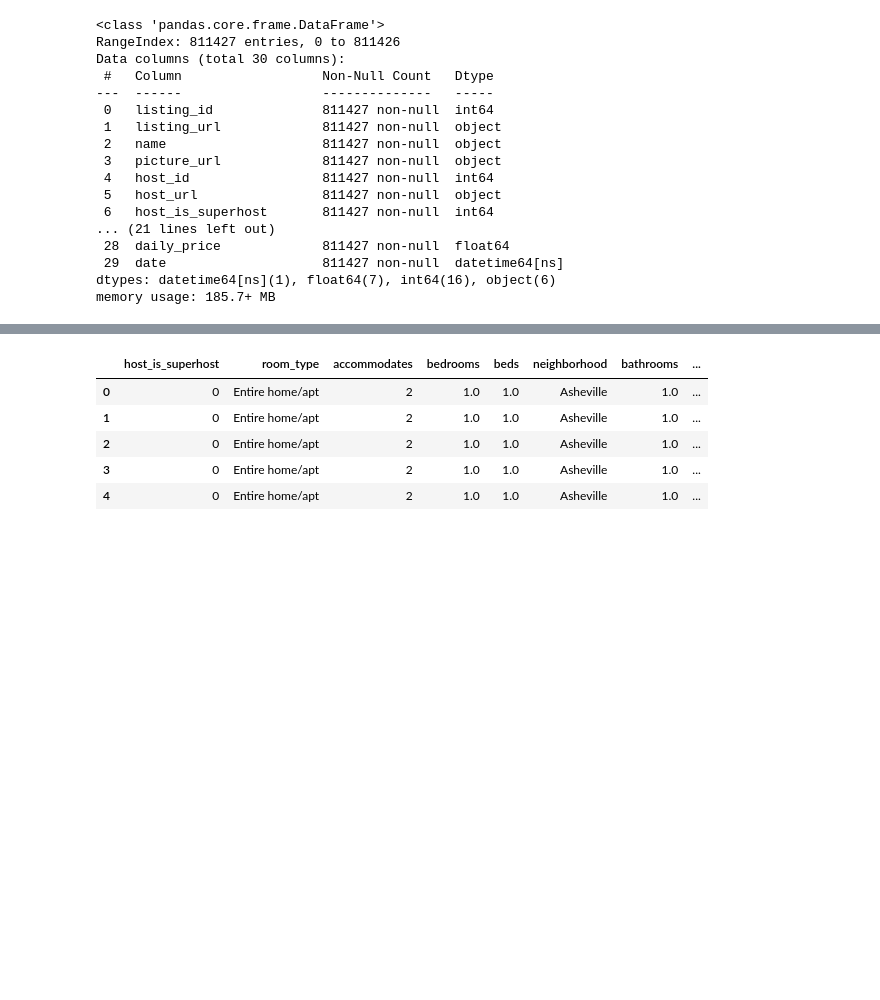
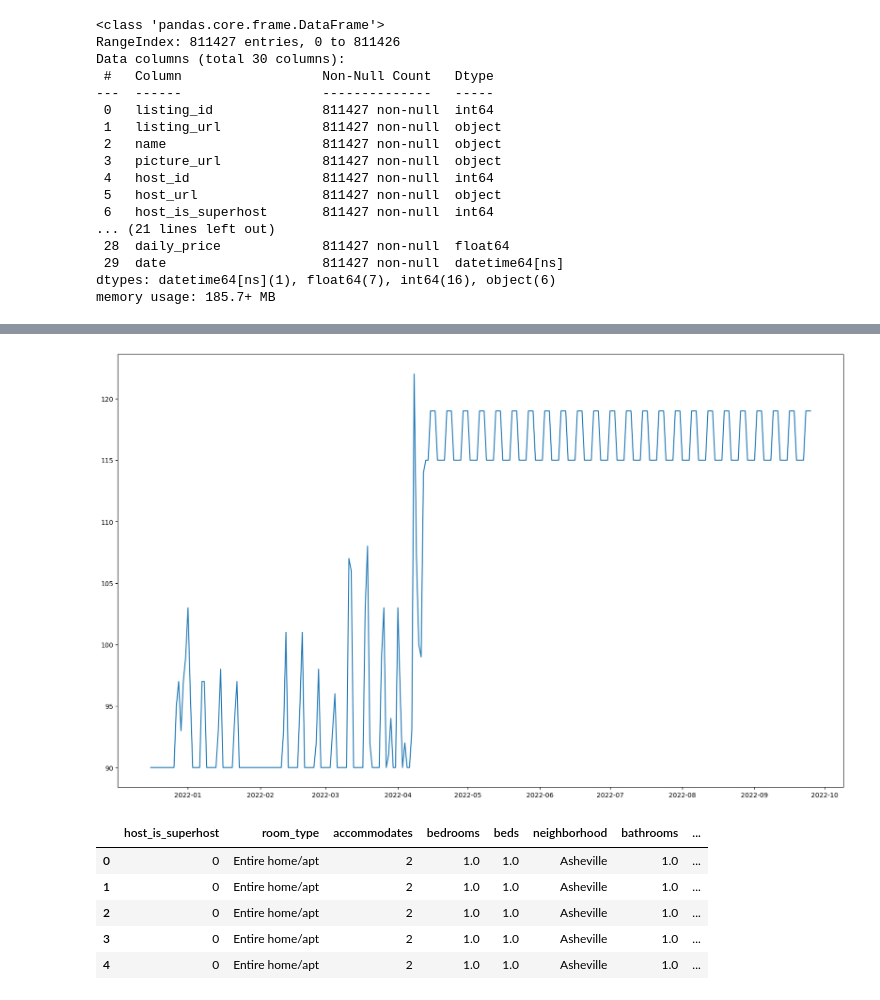
Before and after one commit to sjeanat3/Asheville-AirBnB-Experience-Recommendation, a Jupyter notebook: Notebooks/Asheville AirBnB Price Prediction Notebook.ipynb, the cells around one changed output, grey strips where cells are left out. Saved outputs shown, nothing was run; the diff lists cells and outputs as text; code cells hidden in the pictures; blank space fills up the shorter version.

```diff
--- a/Notebooks/Asheville AirBnB Price Prediction Notebook.ipynb
+++ b/Notebooks/Asheville AirBnB Price Prediction Notebook.ipynb
@@ -863,3 +914,18 @@ memory usage: 185.7+ MB
+# %%
+graphing_one_bnb = asheville_data[366:650]
+y_graphing_one_bnb = graphing_one_bnb['daily_price']
+x_graphing_one_bnb = graphing_one_bnb['date']
+
+fig, ax = plt.subplots(1, 1, figsize=(20, 12))
+ax.plot(x_graphing_one_bnb, y_graphing_one_bnb)
+plt.show()
+
+# fig = plt.figure()
+# ax = plt.axes()
+
+# ax.plot(x_graphing_one_bnb, y_graphing_one_bnb);
+# %% [output]
+[figure, added]
 # %%
 asheville_modeling_data = asheville_data.drop(['listing_id', 'listing_url', 'name', 'picture_url', 'host_id',
                                               'host_url', 'host_identity_verified', 'latitude', 'longitude',
```
Also changed, not shown: parts of 24 cells of this notebook, 1 other file.
